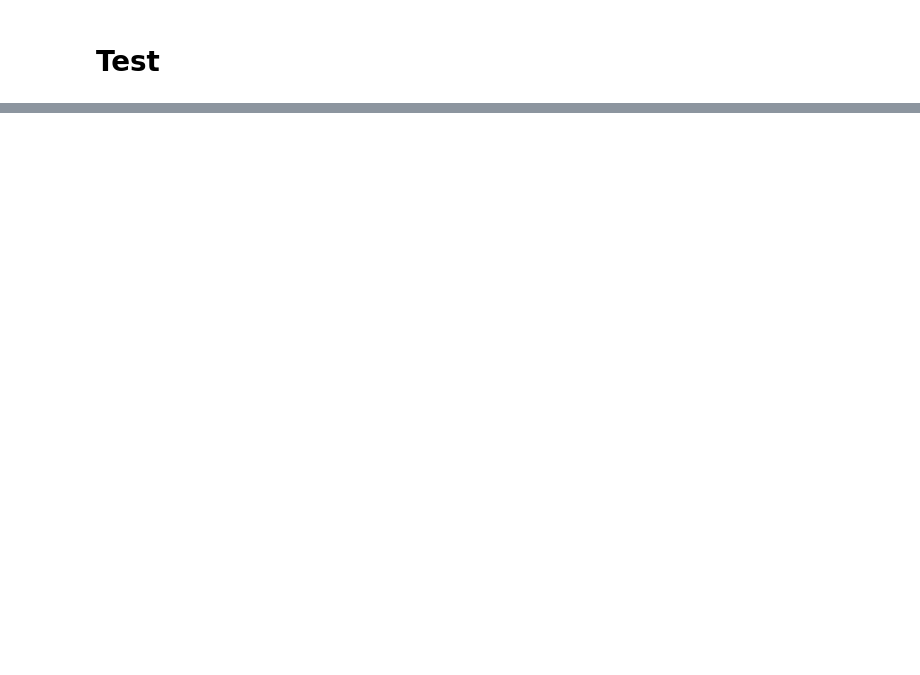
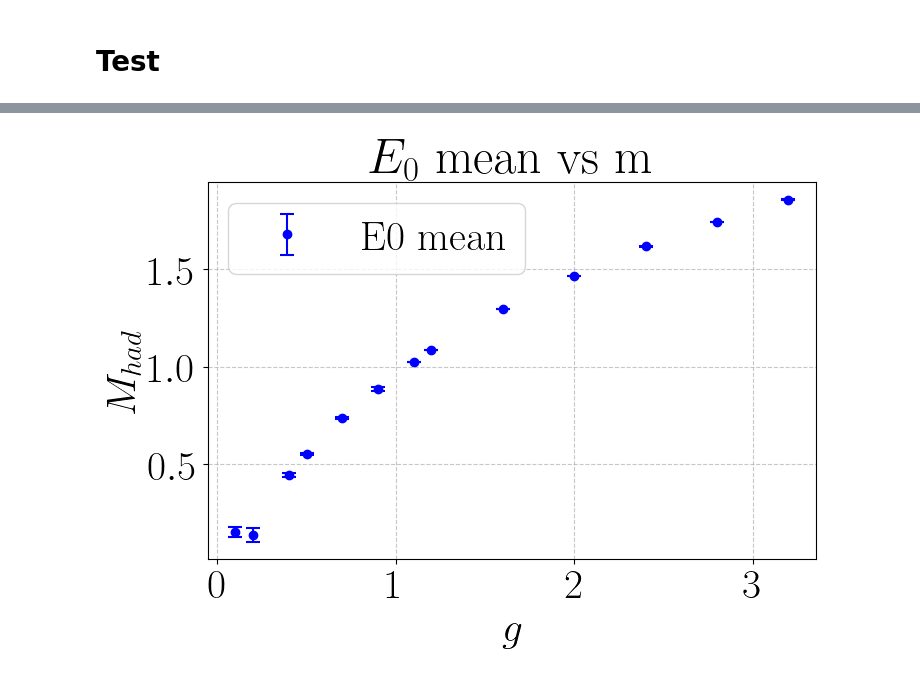
Before and after one commit to orginos/torchQFT, a Jupyter notebook: njl.ipynb, the cells around one changed output, grey strips where cells are left out. Drawn from its saved outputs; the diff is of its cells as text; code cells hidden in the pictures; blank space fills up the shorter version.

```diff
--- a/njl.ipynb
+++ b/njl.ipynb
@@ -872,0 +693,40 @@ plt.show()
+# %%
+filepath = '/sciclone/home/yacahuanamedra/pscr/torchNJL/njldata_hmc/NJL_results_L16_mass0.0.txt'
+#outpath = '/sciclone/home/yacahuanamedra/pscr/torchNJL/results/NJL_results_plot.png'
+
+# Load data, skipping the header since the first column name has a # that makes it a comment but maybe pandas/numpy are fine with it.
+data = np.loadtxt(filepath, comments='#')
+
+# Notice the first row is commented out with # so loadtxt handles it naturally if it starts with #
+# However, if it didn't skip it, we could use skiprows=1. Let's make sure.
+
+with open(filepath, 'r') as f:
+    lines = f.readlines()
+    if lines[0].startswith('#'):
+        data = np.loadtxt(filepath)
+    else:
+        # If it doesn't start with # but is a header, handle it
+        try:
+            data = np.loadtxt(filepath, skiprows=1)
+        except:
+            pass
+
+# Ensure it's sorted by g for a nice line plot
+sorted_indices = np.argsort(data[:, 0])
+data = data[sorted_indices]
+
+g = data[:, 0]
+E0_mean = data[:, 1]
+E0_sd = data[:, 2]
+
+
+plt.figure(figsize=(8, 6))
+plt.errorbar(g, E0_mean, yerr=E0_sd, fmt='o', capsize=5, capthick=1.5, label='E0 mean', color='b')
+plt.xlabel(r'$g$')
+plt.ylabel(r'$M_{had}$')
+plt.title(r'$E_0$ mean vs m')
+plt.grid(True, linestyle='--', alpha=0.7)
+plt.legend()
+plt.tight_layout()
+# %% [output]
+[figure, added]
```
Also changed, not shown: parts of 22 cells of this notebook, 6 other files.
